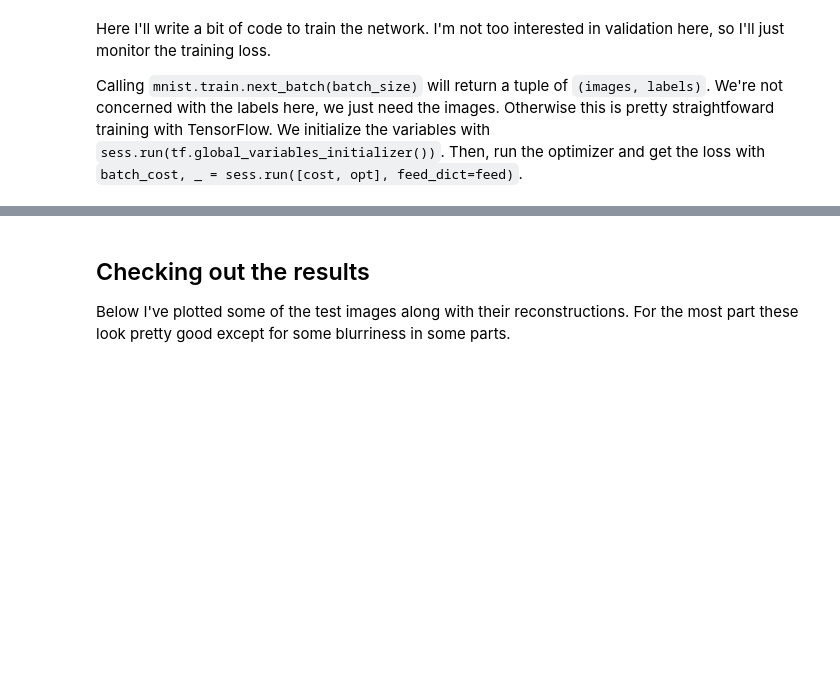
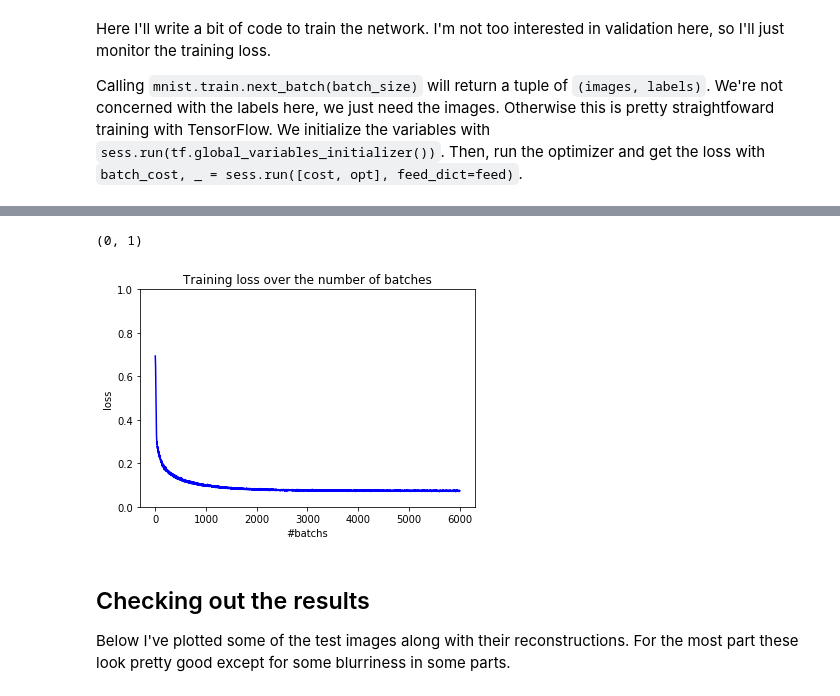
Before and after one commit to yingding/dl-exercises, a Jupyter notebook: autoencoder/Simple_Autoencoder_yw.ipynb, the cells around one changed output, grey strips where cells are left out. Drawn from its saved outputs; the diff is of its cells as text; code cells hidden in the pictures; blank space fills up the shorter version.

```diff
--- a/autoencoder/Simple_Autoencoder_yw.ipynb
+++ b/autoencoder/Simple_Autoencoder_yw.ipynb
@@ -81,12 +81,15 @@ Calling `mnist.train.next_batch(batch_size)` will return a tuple of `(images, la
 epochs = 20
 batch_size = 200
 sess.run(tf.global_variables_initializer())
+loss = []
 for e in range(epochs):
     for ii in range(mnist.train.num_examples//batch_size):
         batch = mnist.train.next_batch(batch_size)
         feed = {inputs_: batch[0], targets_: batch[0]}
         batch_cost, _ = sess.run([cost, opt], feed_dict=feed)
 
-        print("Epoch: {}/{}...".format(e+1, epochs),
-              "Training loss: {:.4f}".format(batch_cost))
+        print("\rEpoch: {}/{}...".format(e+1, epochs),
+              "Training loss: {:.4f}".format(batch_cost), end="")
+        loss.append(batch_cost)
+    print("")
 # %% [output]
@@ -110,3 +116,12 @@ Epoch: 20/20... Training loss: 0.0727
+# %%
+plt.plot(range(1, len(loss)+1), loss, 'b-')
+plt.ylabel("loss")
+plt.xlabel("#batchs")
+plt.title("Training loss over the number of batches")
+plt.ylim([0,1])
+# %% [output]
+(0, 1)
+[figure, added]
 # %% [markdown]
 ## Checking out the results
 
```
Also changed, not shown: parts of 1 cell of this notebook.
